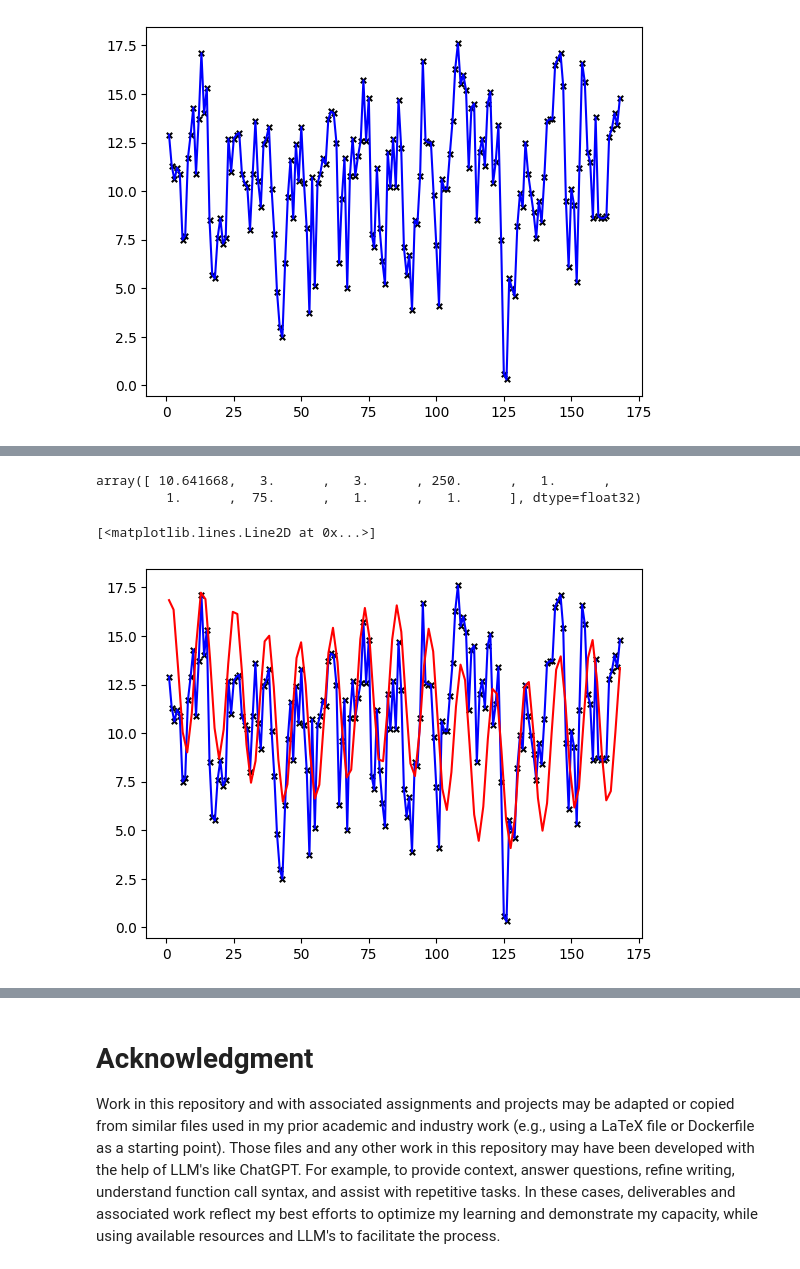
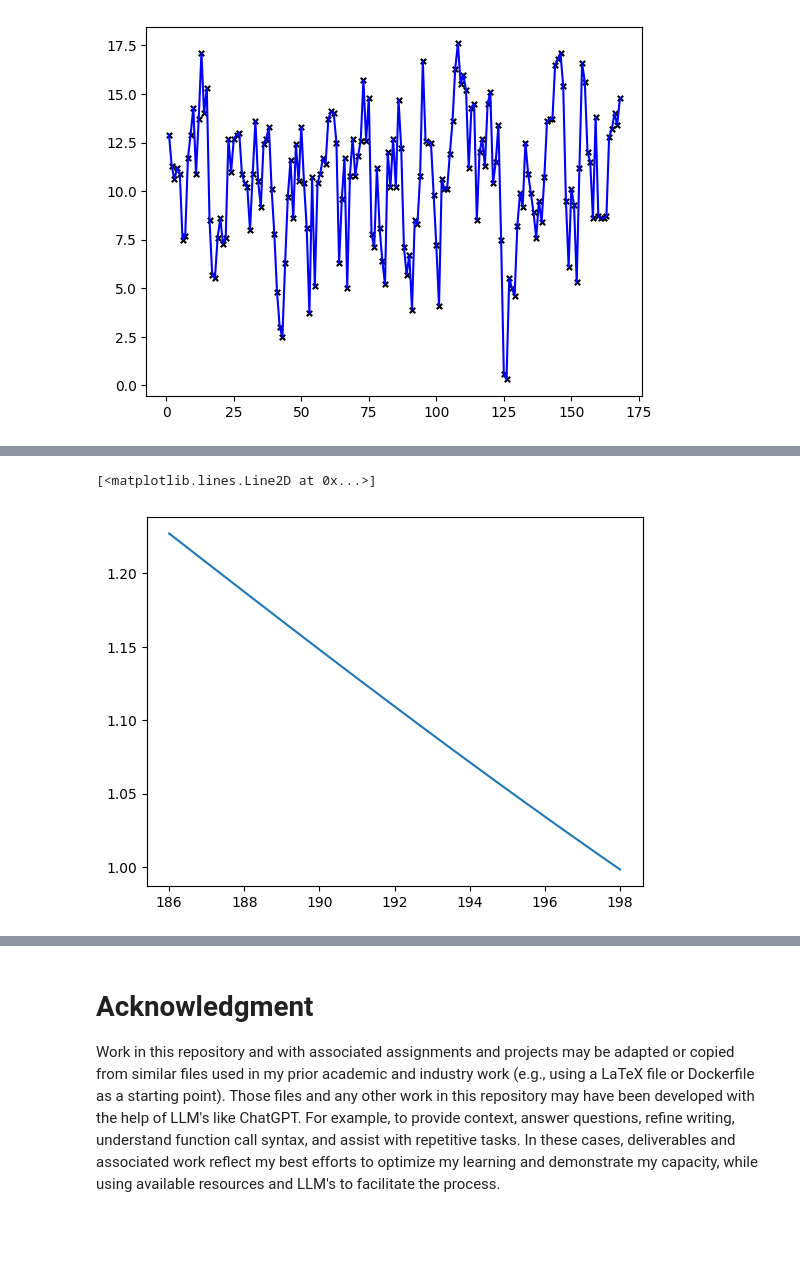
Before and after one commit to jwb-byu/cs-580-misc, a Jupyter notebook: hw/hw28/hw28.ipynb, the cells around one changed output, grey strips where cells are left out. Cells and saved outputs as stored; diff of their text form; code cells hidden in the pictures; blank space fills up the shorter version.

```diff
--- a/hw/hw28/hw28.ipynb
+++ b/hw/hw28/hw28.ipynb
@@ -104 +116,13 @@ The norm of df/dth7 for bad thetas is 142.78128051757812
+# %%
+# Getting norms of gradient with respect to theta7 based on varied theta 7 outside our plausible range
+plotting_norms = np.ones((30, 2))
+for i, th7 in enumerate(jnp.linspace(186, 198, 30)):
+    norm = jnp.linalg.norm(partial_th7(t, th1_init, th2_init, th3_init, th4_init, th5_init, th6_init, th7, th8_init, th9_init), ord=2)
+    plotting_norms[i] = np.array([th7, norm])
+
+# plot norms over theta 4
+plt.plot(plotting_norms[:, 0], plotting_norms[:, 1])
+# %% [output]
+[<matplotlib.lines.Line2D at 0x...>]
+[figure, added]
 # %%
@@ -118,15 +140,0 @@ theta_best = minimize(c, theta_init, args=(t, y))
-# %%
-theta_best.x
-# %% [output]
-array([ 10.641668,   3.      ,   3.      , 250.      ,   1.      ,
-         1.      ,  75.      ,   1.      ,   1.      ], dtype=float32)
-# %%
-t_new = jnp.linspace(t.min(), t.max(), 100)
-y_new = f(t_new, *theta_best.x)
-
-plt.scatter(t, y, color="black", marker="x", s=15)
-plt.plot(t, y, color="blue")
-plt.plot(t_new, y_new, color="red")
-# %% [output]
-[<matplotlib.lines.Line2D at 0x...>]
-[figure, removed]
```
Also changed, not shown: parts of 20 cells of this notebook, 2 other files.
